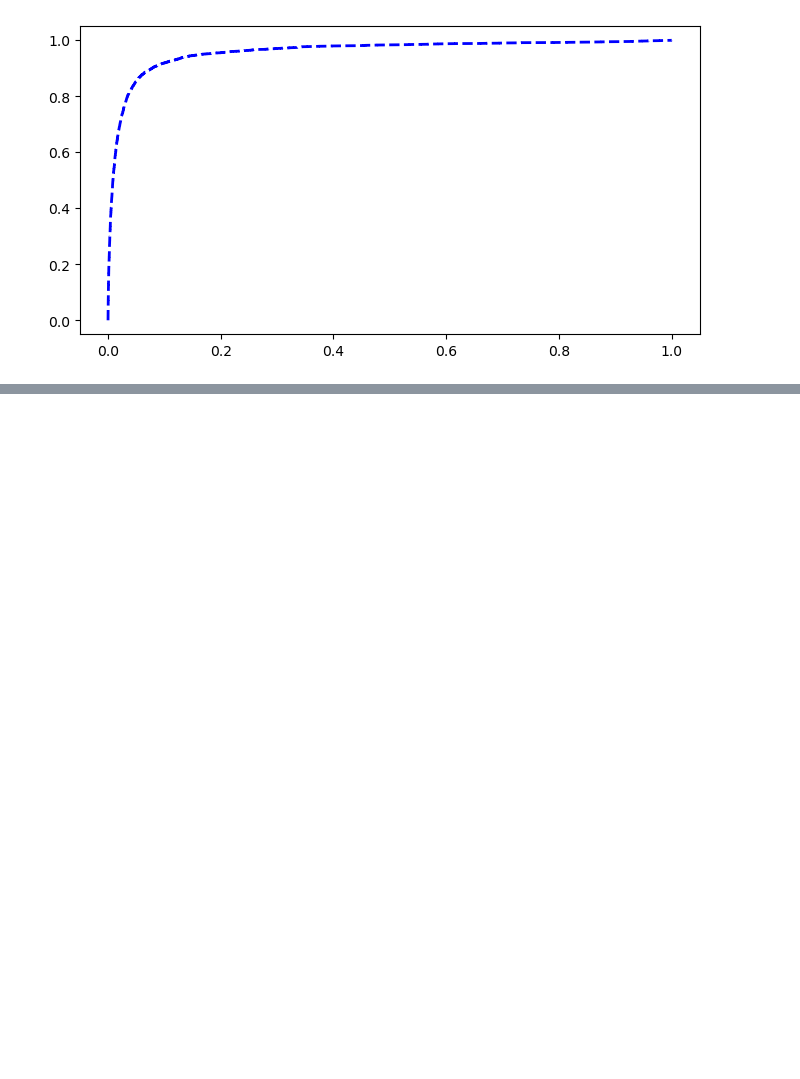
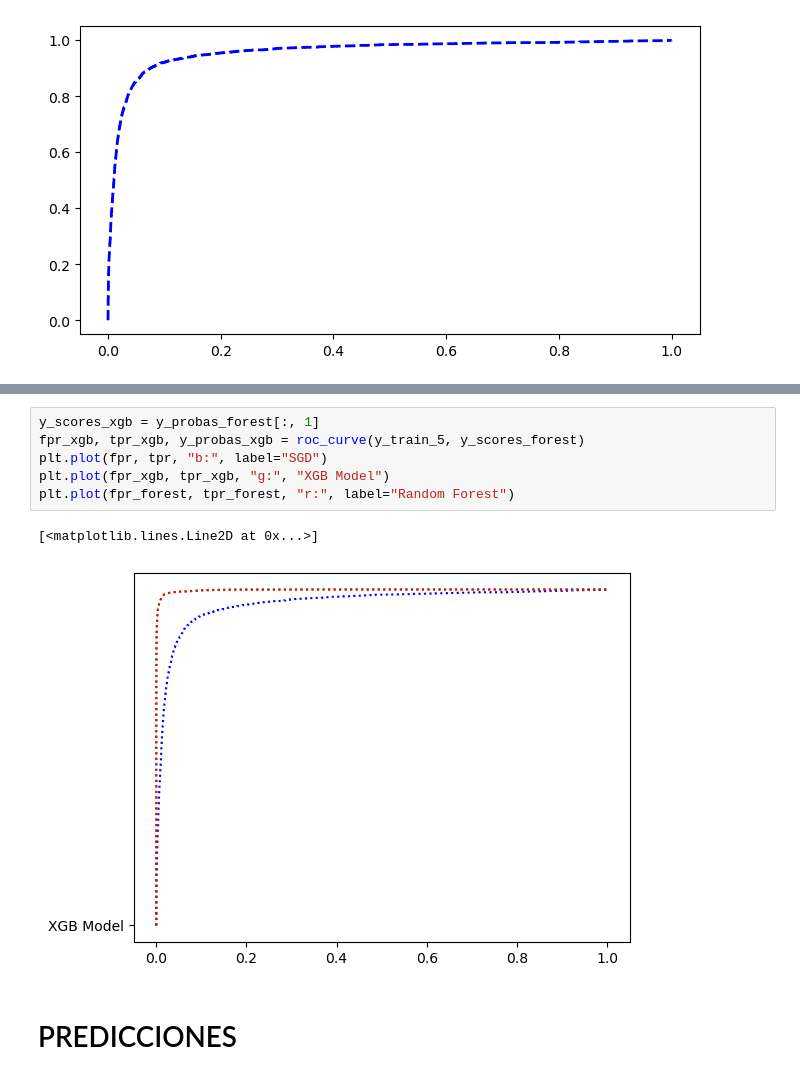
Before and after one commit to diegoguizanlopez/BigDataEIa, a Jupyter notebook: IA/Sistemas_Aprendizaje_Automatico/2-Trimestre/Regresion_Multivariable/MNist/mnist.ipynb, the cells around one changed output, grey strips where cells are left out. Drawn from its saved outputs; the diff is of its cells as text; blank space fills up the shorter version.

```diff
--- a/IA/Sistemas_Aprendizaje_Automatico/2-Trimestre/Regresion_Multivariable/MNist/mnist.ipynb
+++ b/IA/Sistemas_Aprendizaje_Automatico/2-Trimestre/Regresion_Multivariable/MNist/mnist.ipynb
@@ -178,0 +218,11 @@ plt.plot(fpr, tpr, "b--", label="ROC Curve", linewidth=2)
+# %%
+y_scores_xgb = y_probas_forest[:, 1]
+fpr_xgb, tpr_xgb, y_probas_xgb = roc_curve(y_train_5, y_scores_forest)
+plt.plot(fpr, tpr, "b:", label="SGD")
+plt.plot(fpr_xgb, tpr_xgb, "g:", "XGB Model")
+plt.plot(fpr_forest, tpr_forest, "r:", label="Random Forest")
+# %% [output]
+[<matplotlib.lines.Line2D at 0x...>]
+[figure, added]
+# %% [markdown]
+# PREDICCIONES
```
Also changed, not shown: parts of 15 cells of this notebook.
